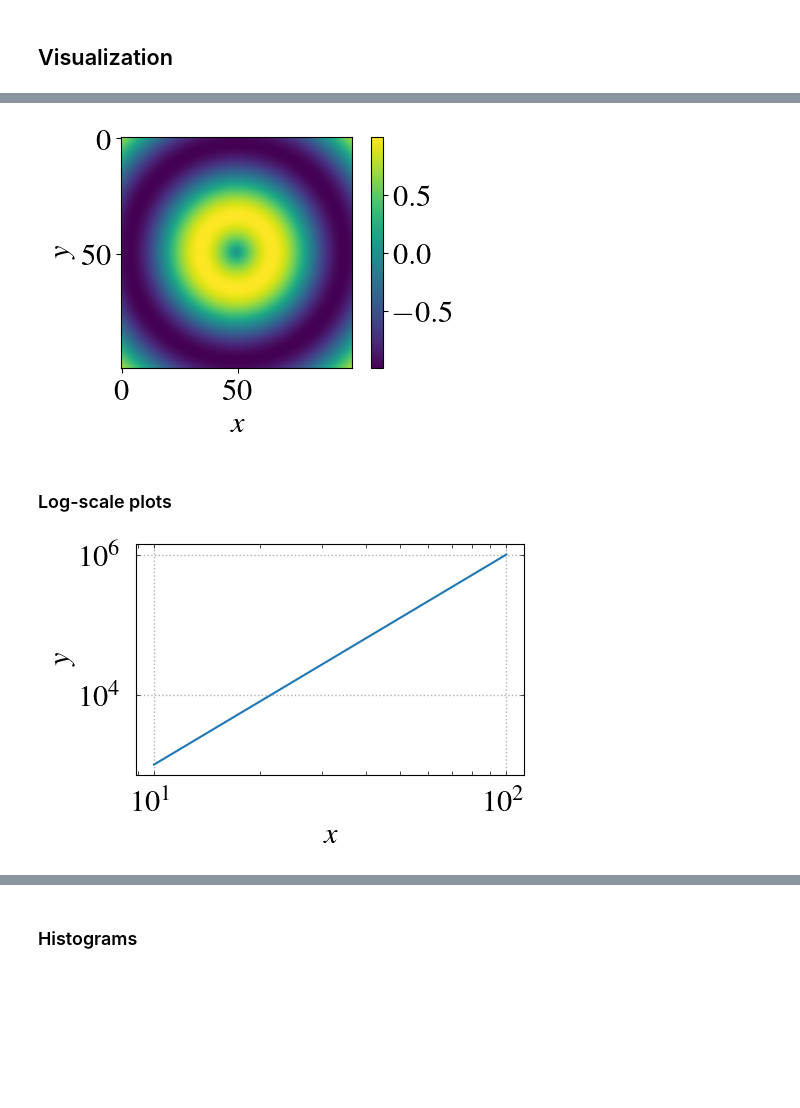
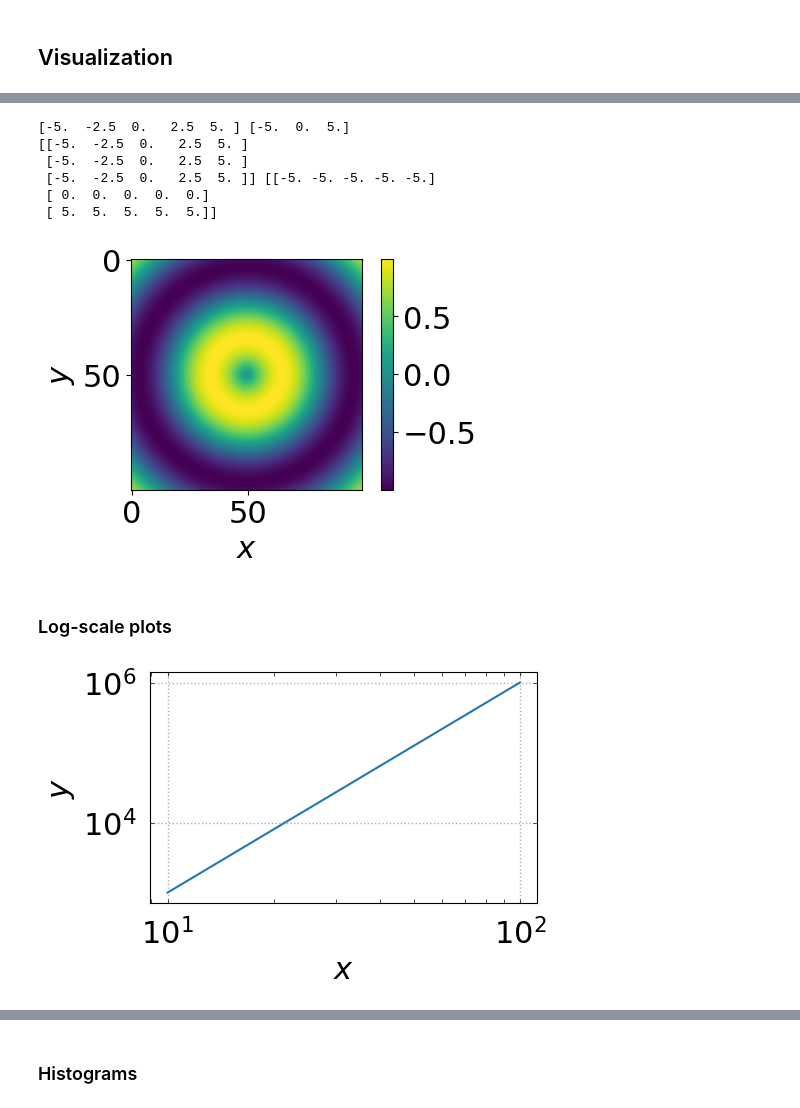
Before and after one commit to CosmoVlad/mcmc-lever, a Jupyter notebook: 1 - Toolbox.ipynb, the cells around one changed output, grey strips where cells are left out. Cells and saved outputs as stored; diff of their text form; code cells hidden in the pictures; blank space fills up the shorter version.

```diff
--- a/1 - Toolbox.ipynb
+++ b/1 - Toolbox.ipynb
@@ -16,8 +16,8 @@ BIGGER_SIZE = 22
 
 plt.rcdefaults()
 
-plt.rc('font',**{'family':'serif','serif':['Times']})
-plt.rc('text', usetex=True)
+#plt.rc('font',**{'family':'serif','serif':['Times']})
+#plt.rc('text', usetex=True)
 
 plt.rc('font', size=BIGGER_SIZE)          # controls default text sizes
 plt.rc('axes', titlesize=BIGGER_SIZE)     # fontsize of the axes title
@@ -118,21 +138,36 @@ ax.set_ylabel('$y$');
 # %%
 x = np.linspace(-5,5,100)
 y = np.linspace(-5,5,100)
 
 x,y = np.meshgrid(x,y)
 
 z = np.sin(np.sqrt(x**2 + y**2))
 
 fig,ax = plt.subplots(ncols=1, nrows=1, figsize=(5,3))
 
 cax = ax.imshow(z)
 
 fig.colorbar(cax, ax=ax)
 
 ax.set_xlabel('$x$')
 ax.set_ylabel('$y$');
+
+x1 = np.linspace(-5,5,5)
+y1 = np.linspace(-5,5,3)
+
+print(x1,y1)
+
+x1,y1 = np.meshgrid(x1,y1)
+
+print(x1,y1)
 # %% [output]
+[-5.  -2.5  0.   2.5  5. ] [-5.  0.  5.]
+[[-5.  -2.5  0.   2.5  5. ]
+ [-5.  -2.5  0.   2.5  5. ]
+ [-5.  -2.5  0.   2.5  5. ]] [[-5. -5. -5. -5. -5.]
+ [ 0.  0.  0.  0.  0.]
+ [ 5.  5.  5.  5.  5.]]
-[figure, old version]
+[figure, new version]
 # %% [markdown]
 ### Log-scale plots
 # %%
@@ -154,7 +189,7 @@ ax.tick_params('both',length=3,width=0.5,which='both',direction = 'in',pad=10)
 ax.set_xlabel('$x$')
 ax.set_ylabel('$y$');
 # %% [output]
-[figure, old version]
+[figure, new version]
 # %%
 # exponential
 
```
Also changed, not shown: parts of 17 cells of this notebook, 3 other files.
